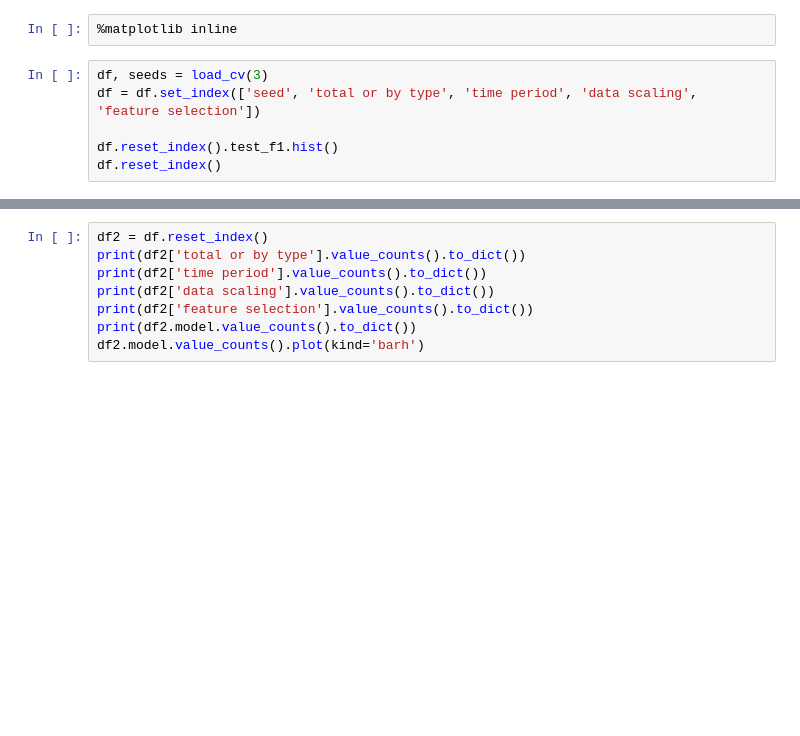
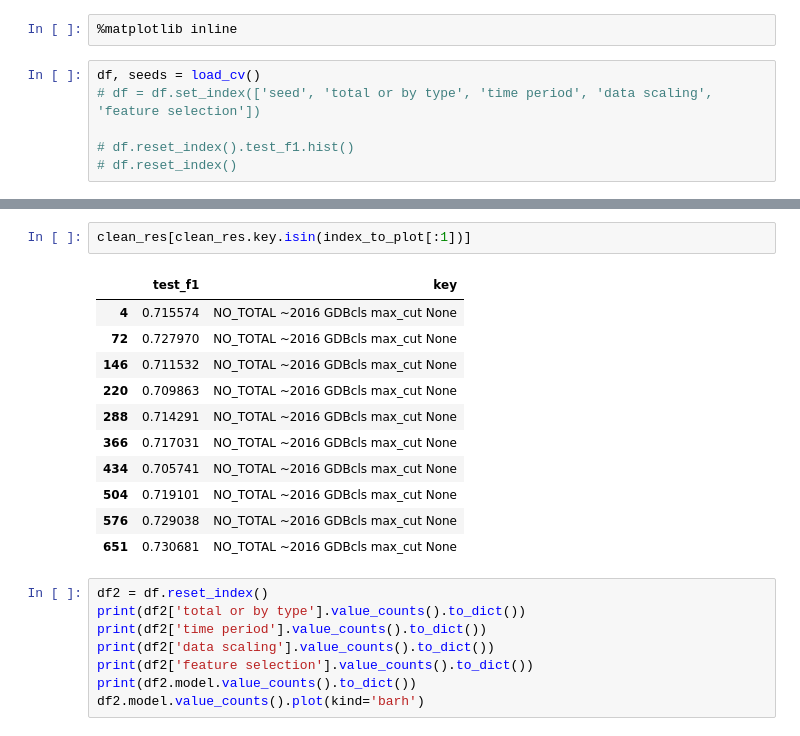
Before and after one commit to JHWu92/cysf_pred, a Jupyter notebook: agg report.ipynb, the cells around one changed output, grey strips where cells are left out. Cells and saved outputs as stored; diff of their text form; blank space fills up the shorter version.

```diff
--- a/agg report.ipynb
+++ b/agg report.ipynb
@@ -41,8 +41,8 @@ def load_cv(top=None):
 # %%
 %matplotlib inline
 # %%
-df, seeds = load_cv(3)
-df = df.set_index(['seed', 'total or by type', 'time period', 'data scaling', 'feature selection'])
+df, seeds = load_cv()
+# df = df.set_index(['seed', 'total or by type', 'time period', 'data scaling', 'feature selection'])
 
-df.reset_index().test_f1.hist()
-df.reset_index()
+# df.reset_index().test_f1.hist()
+# df.reset_index()
@@ -68,3 +89,17 @@ df.reset_index()
+# %%
+clean_res[clean_res.key.isin(index_to_plot[:1])]
+# %% [output]
+|  | test_f1 | key |
+| 4 | 0.715574 | NO_TOTAL ~2016 GDBcls max_cut None |
+| 72 | 0.727970 | NO_TOTAL ~2016 GDBcls max_cut None |
+| 146 | 0.711532 | NO_TOTAL ~2016 GDBcls max_cut None |
+| 220 | 0.709863 | NO_TOTAL ~2016 GDBcls max_cut None |
+| 288 | 0.714291 | NO_TOTAL ~2016 GDBcls max_cut None |
+| 366 | 0.717031 | NO_TOTAL ~2016 GDBcls max_cut None |
+| 434 | 0.705741 | NO_TOTAL ~2016 GDBcls max_cut None |
+| 504 | 0.719101 | NO_TOTAL ~2016 GDBcls max_cut None |
+| 576 | 0.729038 | NO_TOTAL ~2016 GDBcls max_cut None |
+| 651 | 0.730681 | NO_TOTAL ~2016 GDBcls max_cut None |
 # %%
 df2 = df.reset_index()
 print(df2['total or by type'].value_counts().to_dict())
```
Also changed, not shown: parts of 9 cells of this notebook, 1 other file.
